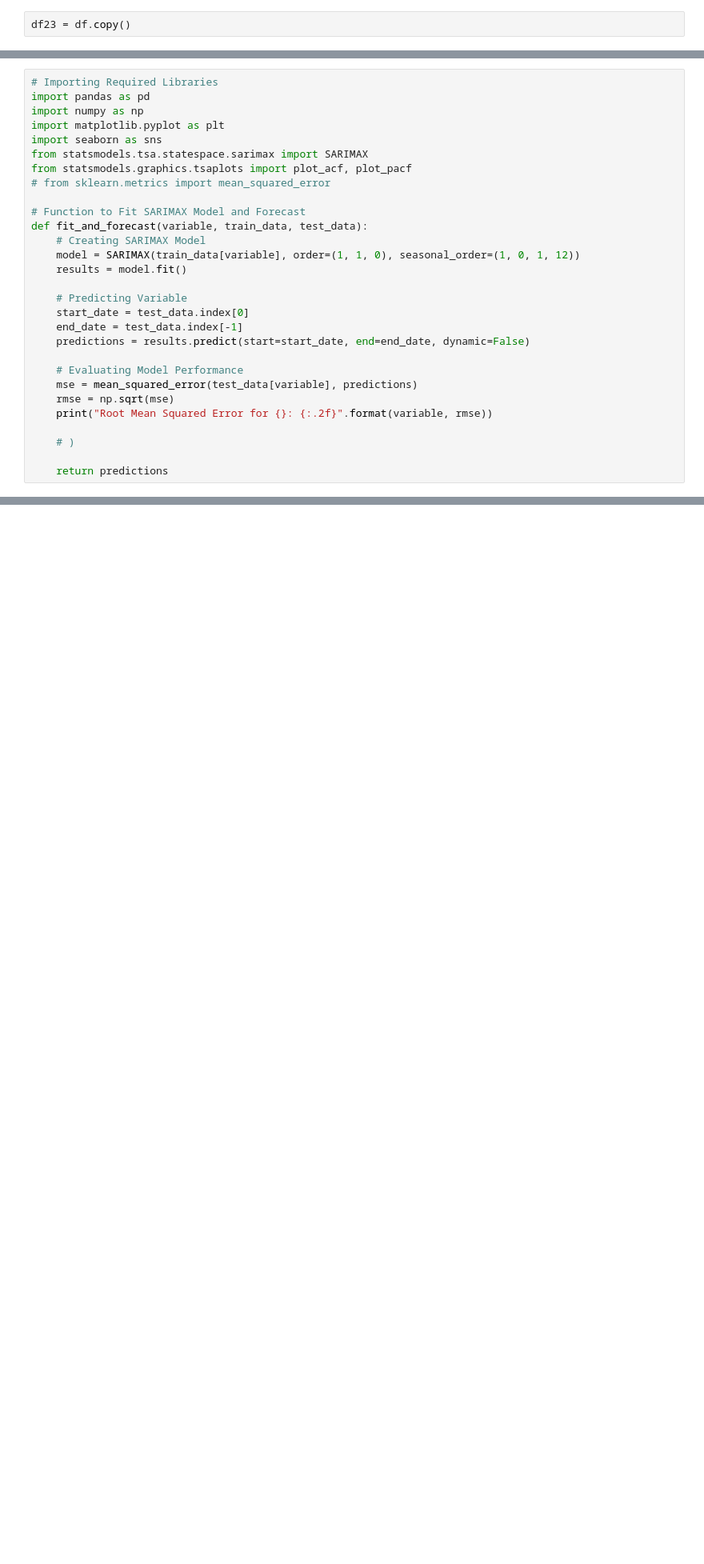
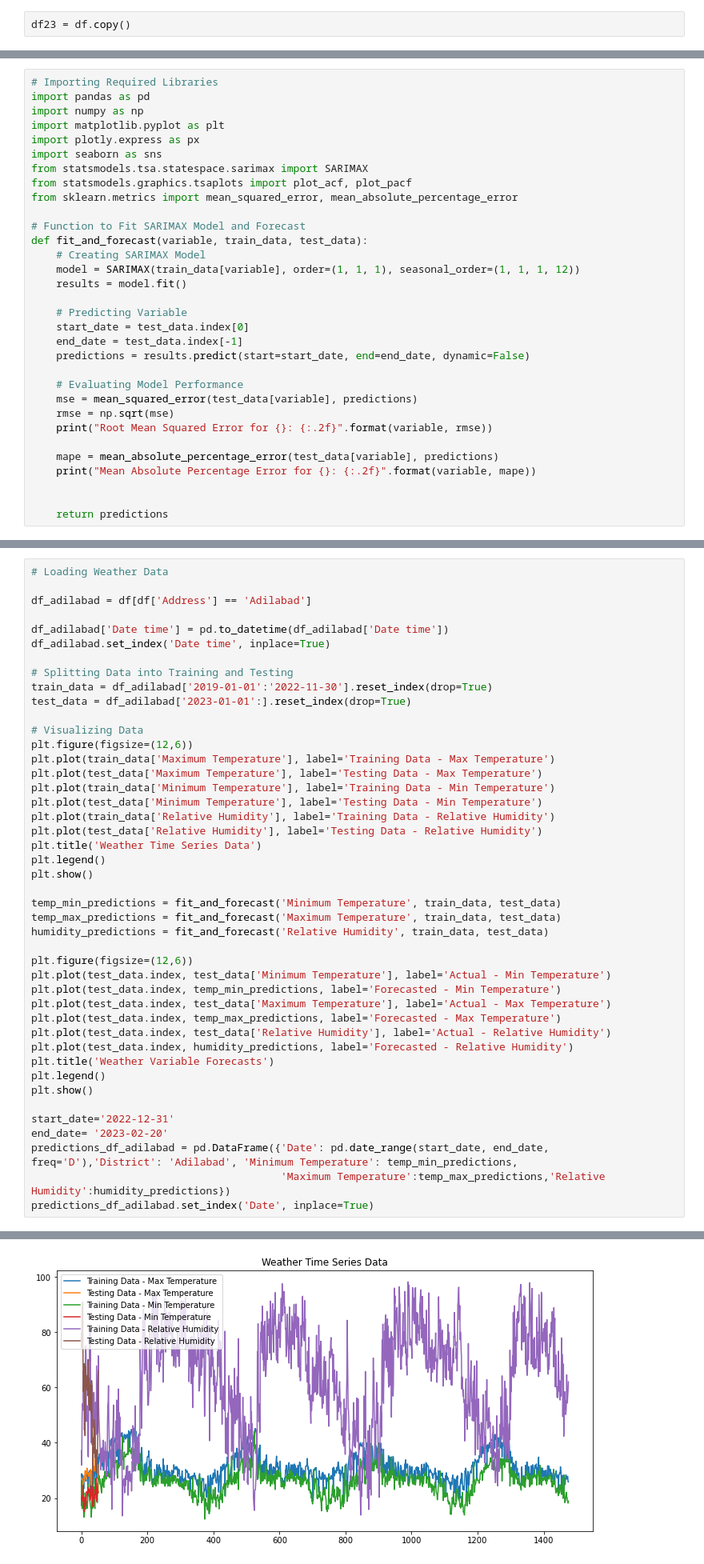
Before and after one commit to Adi0015/TheScripter-s, a Jupyter notebook: Models/Weather/SARIMAX 2023 Forecasting.ipynb, the cells around one changed output, grey strips where cells are left out. Shown at 80% size. Drawn from its saved outputs; the diff is of its cells as text; blank space fills up the shorter version.

```diff
--- a/Models/Weather/SARIMAX 2023 Forecasting.ipynb
+++ b/Models/Weather/SARIMAX 2023 Forecasting.ipynb
@@ -45,15 +68,16 @@ df23 = df.copy()
 import pandas as pd
 import numpy as np
 import matplotlib.pyplot as plt
+import plotly.express as px
 import seaborn as sns
 from statsmodels.tsa.statespace.sarimax import SARIMAX
 from statsmodels.graphics.tsaplots import plot_acf, plot_pacf
-# from sklearn.metrics import mean_squared_error
+from sklearn.metrics import mean_squared_error, mean_absolute_percentage_error
 
 # Function to Fit SARIMAX Model and Forecast
 def fit_and_forecast(variable, train_data, test_data):
     # Creating SARIMAX Model
-    model = SARIMAX(train_data[variable], order=(1, 1, 0), seasonal_order=(1, 0, 1, 12))
+    model = SARIMAX(train_data[variable], order=(1, 1, 1), seasonal_order=(1, 1, 1, 12))
     results = model.fit()
 
     # Predicting Variable
@@ -66,7 +90,9 @@ def fit_and_forecast(variable, train_data, test_data):
     rmse = np.sqrt(mse)
     print("Root Mean Squared Error for {}: {:.2f}".format(variable, rmse))
 
-    # )
+    mape = mean_absolute_percentage_error(test_data[variable], predictions)
+    print("Mean Absolute Percentage Error for {}: {:.2f}".format(variable, mape))
+
 
     return predictions
 # %% [markdown]
@@ -258,0 +100,45 @@ At iterate    0    f=  2.56193D+00    |proj g|=  7.83258D-03
+# %%
+# Loading Weather Data
+
+df_adilabad = df[df['Address'] == 'Adilabad']
+
+df_adilabad['Date time'] = pd.to_datetime(df_adilabad['Date time'])
+df_adilabad.set_index('Date time', inplace=True)
+
+# Splitting Data into Training and Testing
+train_data = df_adilabad['2019-01-01':'2022-11-30'].reset_index(drop=True)
+test_data = df_adilabad['2023-01-01':].reset_index(drop=True)
+
+# Visualizing Data
+plt.figure(figsize=(12,6))
+plt.plot(train_data['Maximum Temperature'], label='Training Data - Max Temperature')
+plt.plot(test_data['Maximum Temperature'], label='Testing Data - Max Temperature')
+plt.plot(train_data['Minimum Temperature'], label='Training Data - Min Temperature')
+plt.plot(test_data['Minimum Temperature'], label='Testing Data - Min Temperature')
+plt.plot(train_data['Relative Humidity'], label='Training Data - Relative Humidity')
+plt.plot(test_data['Relative Humidity'], label='Testing Data - Relative Humidity')
+plt.title('Weather Time Series Data')
+plt.legend()
+plt.show()
+
+temp_min_predictions = fit_and_forecast('Minimum Temperature', train_data, test_data)
+temp_max_predictions = fit_and_forecast('Maximum Temperature', train_data, test_data)
+humidity_predictions = fit_and_forecast('Relative Humidity', train_data, test_data)
+
+plt.figure(figsize=(12,6))
+plt.plot(test_data.index, test_data['Minimum Temperature'], label='Actual - Min Temperature')
+plt.plot(test_data.index, temp_min_predictions, label='Forecasted - Min Temperature')
+plt.plot(test_data.index, test_data['Maximum Temperature'], label='Actual - Max Temperature')
+plt.plot(test_data.index, temp_max_predictions, label='Forecasted - Max Temperature')
+plt.plot(test_data.index, test_data['Relative Humidity'], label='Actual - Relative Humidity')
+plt.plot(test_data.index, humidity_predictions, label='Forecasted - Relative Humidity')
+plt.title('Weather Variable Forecasts')
+plt.legend()
+plt.show()
+
+start_date='2022-12-31'
+end_date= '2023-02-20'
+predictions_df_adilabad = pd.DataFrame({'Date': pd.date_range(start_date, end_date, freq='D'),'District': 'Adilabad', 'Minimum Temperature': temp_min_predictions,
+                                        'Maximum Temperature':temp_max_predictions,'Relative Humidity':humidity_predictions})
+predictions_df_adilabad.set_index('Date', inplace=True)
+# %% [output]
@@ -258,0 +150 @@ At iterate    0    f=  2.56193D+00    |proj g|=  7.83258D-03
+[figure, added]
```
Also changed, not shown: parts of 14 cells of this notebook, 8 other files.
